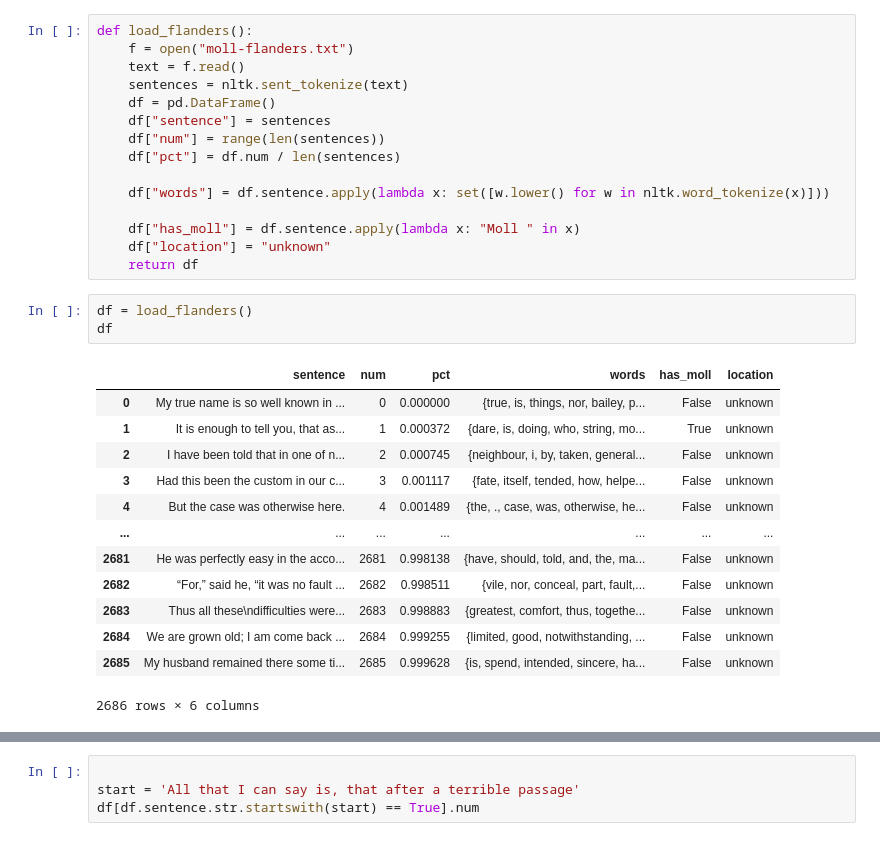
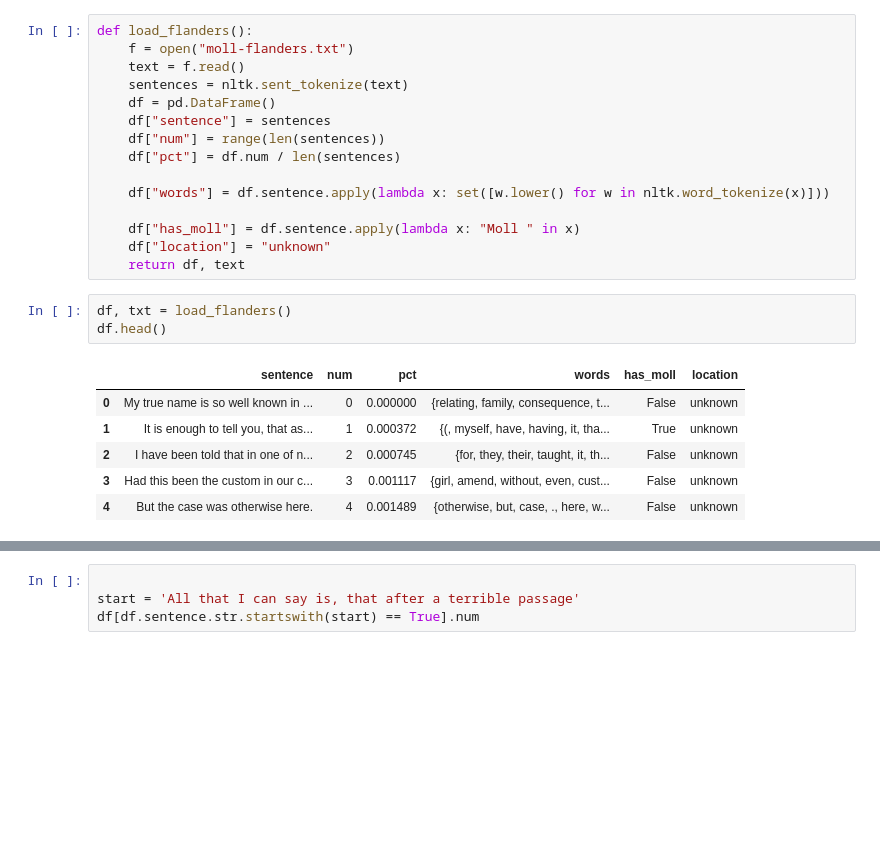
Before and after one commit to mcuringa/lit-map, a Jupyter notebook: nb/moll.ipynb, the cells around one changed output, grey strips where cells are left out. Drawn from its saved outputs; the diff is of its cells as text; blank space fills up the shorter version.

```diff
--- a/nb/moll.ipynb
+++ b/nb/moll.ipynb
@@ -16,24 +29,17 @@ def load_flanders():
 
     df["has_moll"] = df.sentence.apply(lambda x: "Moll " in x)
     df["location"] = "unknown"
-    return df
+    return df, text
 # %%
-df = load_flanders()
-df
+df, txt = load_flanders()
+df.head()
 # %% [output]
 |  | sentence | num | pct | words | has_moll | location |
-| 0 | My true name is so well known in ... | 0 | 0.000000 | {true, is, things, nor, bailey, p... | False | unknown |
-| 1 | It is enough to tell you, that as... | 1 | 0.000372 | {dare, is, doing, who, string, mo... | True | unknown |
-| 2 | I have been told that in one of n... | 2 | 0.000745 | {neighbour, i, by, taken, general... | False | unknown |
-| 3 | Had this been the custom in our c... | 3 | 0.001117 | {fate, itself, tended, how, helpe... | False | unknown |
-| 4 | But the case was otherwise here. | 4 | 0.001489 | {the, ., case, was, otherwise, he... | False | unknown |
-| ... | ... | ... | ... | ... | ... | ... |
-| 2681 | He was perfectly easy in the acco... | 2681 | 0.998138 | {have, should, told, and, the, ma... | False | unknown |
-| 2682 | “For,” said he, “it was no fault ... | 2682 | 0.998511 | {vile, nor, conceal, part, fault,... | False | unknown |
-| 2683 | Thus all these\ndifficulties were... | 2683 | 0.998883 | {greatest, comfort, thus, togethe... | False | unknown |
-| 2684 | We are grown old; I am come back ... | 2684 | 0.999255 | {limited, good, notwithstanding, ... | False | unknown |
-| 2685 | My husband remained there some ti... | 2685 | 0.999628 | {is, spend, intended, sincere, ha... | False | unknown |
+| 0 | My true name is so well known in ... | 0 | 0.000000 | {relating, family, consequence, t... | False | unknown |
+| 1 | It is enough to tell you, that as... | 1 | 0.000372 | {(, myself, have, having, it, tha... | True | unknown |
+| 2 | I have been told that in one of n... | 2 | 0.000745 | {for, they, their, taught, it, th... | False | unknown |
+| 3 | Had this been the custom in our c... | 3 | 0.001117 | {girl, amend, without, even, cust... | False | unknown |
+| 4 | But the case was otherwise here. | 4 | 0.001489 | {otherwise, but, case, ., here, w... | False | unknown |
-2686 rows × 6 columns
 # %%
 
 
```
Also changed, not shown: parts of 5 cells of this notebook.
